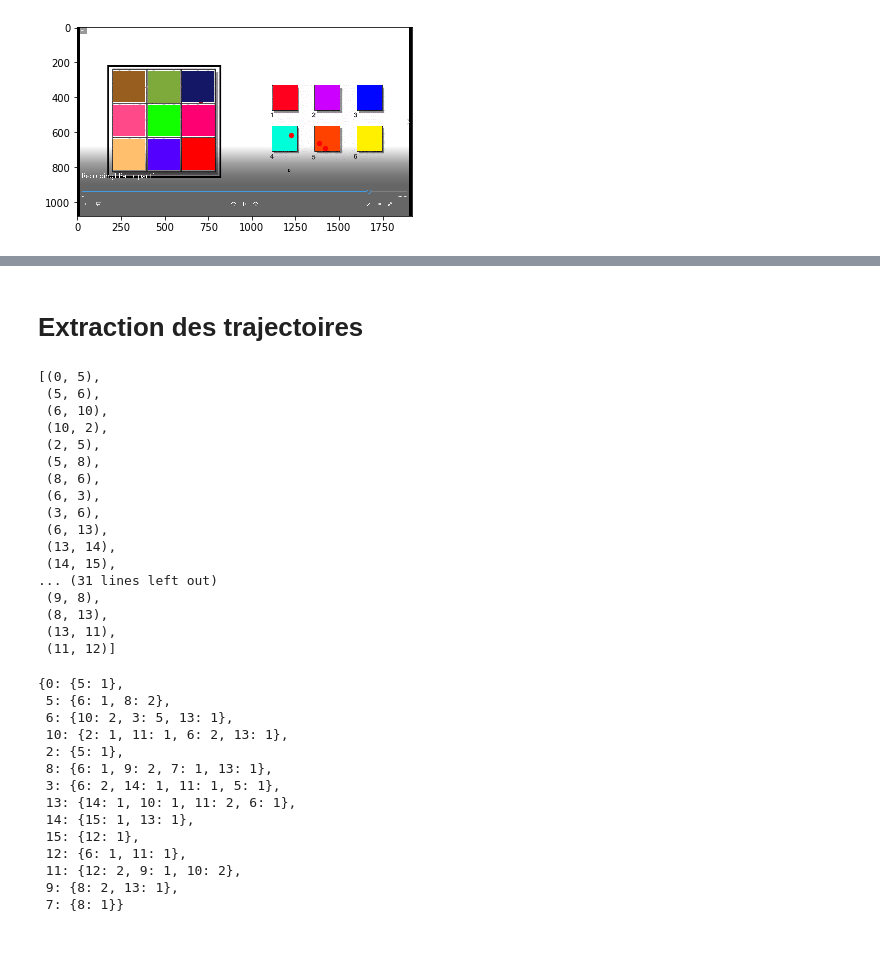
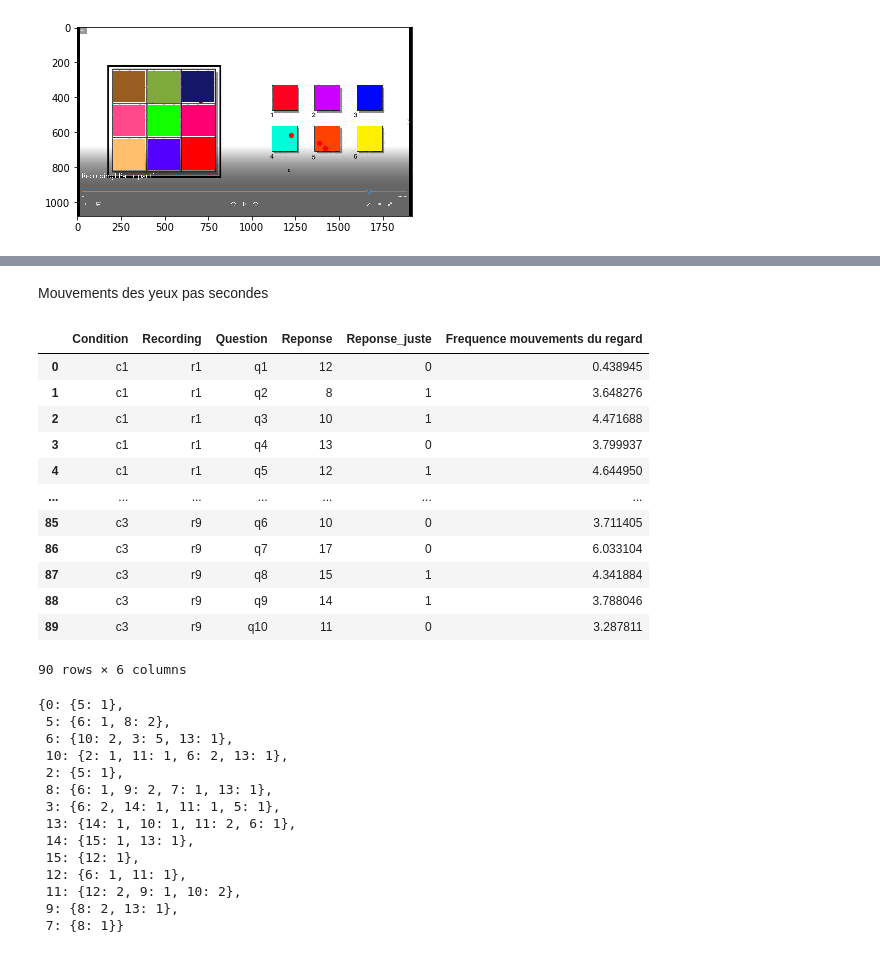
Before and after one commit to Morgane-Straw/Eye-tracking, a Jupyter notebook: Eye tracker.ipynb, the cells around one changed output, grey strips where cells are left out. Saved outputs shown, nothing was run; the diff lists cells and outputs as text; code cells hidden in the pictures.

Commit message:
evaluation_data.csv

```diff
--- a/Eye tracker.ipynb
+++ b/Eye tracker.ipynb
@@ -502,13 +508,16 @@ recording=[]
 question=[]
 reponse=[]
 val_reponse=[]
-for c in aoi_click:
-    for r in aoi_click[c]:
-        for q,v in aoi_click[c][r].items():
+for c in evaluation:
+    for r in evaluation[c]:
+        for q,v in evaluation[c][r].items():
             condition.append(c)
             recording.append(r)
             question.append(q)
-            reponse.append(aoi_click[c][r][q])
+            if q in aoi_click[c][r]:
+                reponse.append(aoi_click[c][r][q])
+            else:
+                reponse.append(0)
             val_reponse.append(evaluation[c][r][q])
 # %%
 evaluation_data=pd.DataFrame()
@@ -520,0 +536,18 @@ evaluation_data['Reponse_juste']=val_reponse
+# %%
+traj={}
+for c in df :
+    traj[c]={}
+    for r in df[c]:
+        traj[c][r]={}
+        for q in df[c][r]:
+            traj0=[(aoi_gaze[c][r][q][i],aoi_gaze[c][r][q][i+1]) for i in range(len(aoi_gaze[c][r][q])-1) if (aoi_gaze[c][r][q][i]!=aoi_gaze[c][r][q][i+1]) ]
+            traj[c][r][q]=[]
+            i=0
+            while i <len(traj0)-1:
+                if (traj0[i][1]==0 and traj0[i+1][0]==0) :
+                    if (traj0[i][0]!=traj0[i+1][1]):
+                        traj[c][r][q].append((traj0[i][0],traj0[i+1][1]))
+                    i+=1
+                else:
+                    traj[c][r][q].append(traj0[i])
+                i+=1
@@ -521,4 +574,28 @@ evaluation_data['Reponse_juste']=val_reponse
+# %% [markdown]
+Mouvements des yeux pas secondes
+# %%
+mvt_regard_par_sec=[]
+for c in traj:
+    for r in traj[c]:
+        for q in traj[c][r]:
+            mvt_regard_par_sec.append(len(traj[c][r][q])*1000000/temps_reponse[c][r][q])
+# %%
+evaluation_data['Frequence mouvements du regard']=mvt_regard_par_sec
+# %%
+evaluation_data
+# %% [output]
+|  | Condition | Recording | Question | Reponse | Reponse_juste | Frequence mouvements du regard |
+| 0 | c1 | r1 | q1 | 12 | 0 | 0.438945 |
+| 1 | c1 | r1 | q2 | 8 | 1 | 3.648276 |
+| 2 | c1 | r1 | q3 | 10 | 1 | 4.471688 |
+| 3 | c1 | r1 | q4 | 13 | 0 | 3.799937 |
+| 4 | c1 | r1 | q5 | 12 | 1 | 4.644950 |
+| ... | ... | ... | ... | ... | ... | ... |
+| 85 | c3 | r9 | q6 | 10 | 0 | 3.711405 |
+| 86 | c3 | r9 | q7 | 17 | 0 | 6.033104 |
+| 87 | c3 | r9 | q8 | 15 | 1 | 4.341884 |
+| 88 | c3 | r9 | q9 | 14 | 1 | 3.788046 |
+| 89 | c3 | r9 | q10 | 11 | 0 | 3.287811 |
+90 rows × 6 columns
 # %%
 evaluation_data.to_csv('evaluation_data.csv')
-# %% [markdown]
-# Extraction des trajectoires
@@ -541,23 +602,3 @@ while i <len(traj0):
-# %%
-traj
-# %% [output]
-[(0, 5),
- (5, 6),
- (6, 10),
- (10, 2),
- (2, 5),
- (5, 8),
- (8, 6),
- (6, 3),
- (3, 6),
- (6, 13),
- (13, 14),
- (14, 15),
-... (31 lines left out)
- (9, 8),
- (8, 13),
- (13, 11),
- (11, 12)]
 # %%
 enchainements={t[0]:{} for t in traj}
 for t in traj :
```
Also changed, not shown: parts of 13 cells of this notebook, 1 other file.
